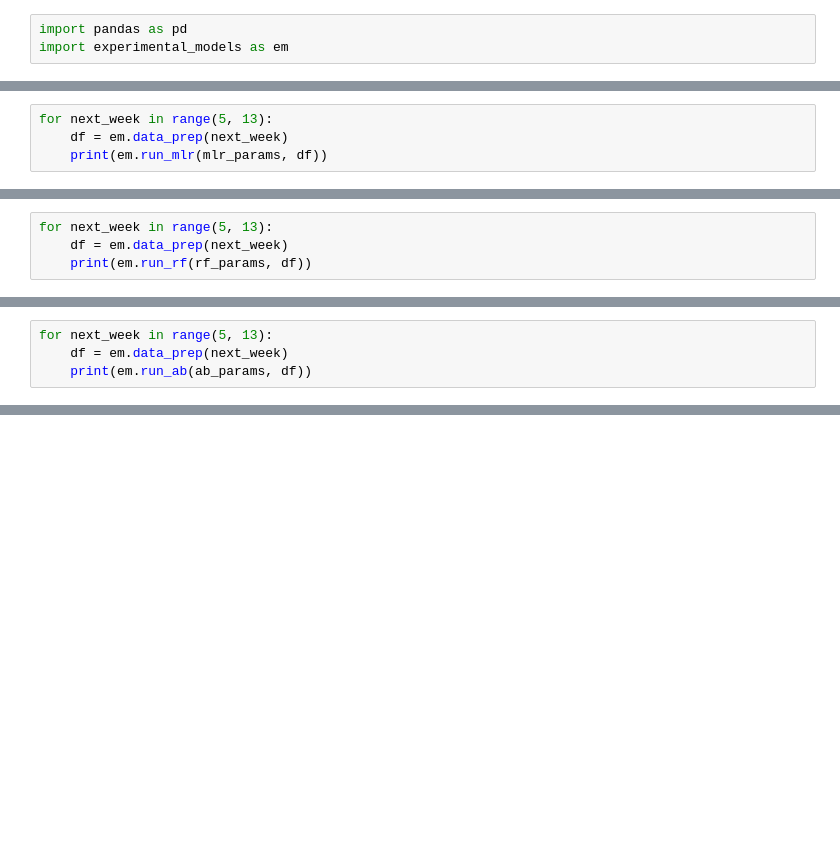
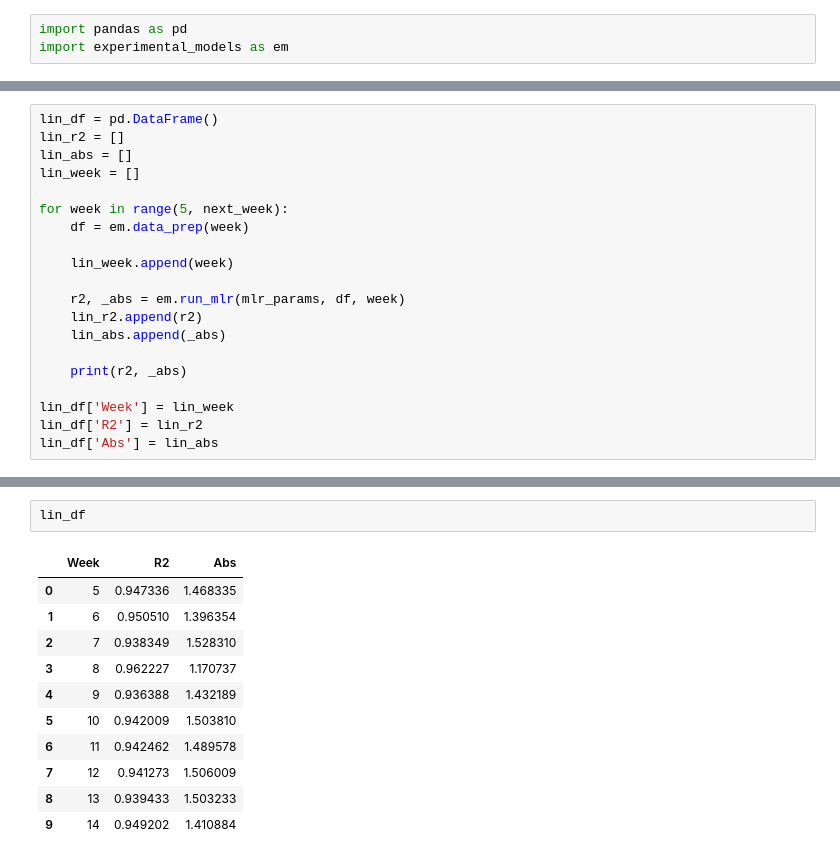
Before and after one commit to ean-maloney/top25_project, a Jupyter notebook: models/regression_models.ipynb, the cells around one changed output, grey strips where cells are left out. Saved outputs shown, nothing was run; the diff lists cells and outputs as text; blank space fills up the shorter version.

```diff
--- a/models/regression_models.ipynb
+++ b/models/regression_models.ipynb
@@ -29,4 +29,0 @@ df
-# %%
-for next_week in range(5, 13):
-    df = em.data_prep(next_week)
-    print(em.run_mlr(mlr_params, df))
@@ -42,4 +29,0 @@ for next_week in range(5, 13):
-# %%
-for next_week in range(5, 13):
-    df = em.data_prep(next_week)
-    print(em.run_rf(rf_params, df))
@@ -55,4 +29,0 @@ for next_week in range(5, 13):
-# %%
-for next_week in range(5, 13):
-    df = em.data_prep(next_week)
-    print(em.run_ab(ab_params, df))
@@ -67,0 +30,20 @@ for next_week in range(5, 13):
+# %%
+lin_df = pd.DataFrame()
+lin_r2 = []
+lin_abs = []
+lin_week = []
+
+for week in range(5, next_week):
+    df = em.data_prep(week)
+
+    lin_week.append(week)
+
+    r2, _abs = em.run_mlr(mlr_params, df, week)
+    lin_r2.append(r2)
+    lin_abs.append(_abs)
+
+    print(r2, _abs)
+
+lin_df['Week'] = lin_week
+lin_df['R2'] = lin_r2
+lin_df['Abs'] = lin_abs
@@ -67,0 +61,14 @@ for next_week in range(5, 13):
+# %%
+lin_df
+# %% [output]
+|  | Week | R2 | Abs |
+| 0 | 5 | 0.947336 | 1.468335 |
+| 1 | 6 | 0.950510 | 1.396354 |
+| 2 | 7 | 0.938349 | 1.528310 |
+| 3 | 8 | 0.962227 | 1.170737 |
+| 4 | 9 | 0.936388 | 1.432189 |
+| 5 | 10 | 0.942009 | 1.503810 |
+| 6 | 11 | 0.942462 | 1.489578 |
+| 7 | 12 | 0.941273 | 1.506009 |
+| 8 | 13 | 0.939433 | 1.503233 |
+| 9 | 14 | 0.949202 | 1.410884 |
```
Also changed, not shown: parts of 12 cells of this notebook, 7 other files.
